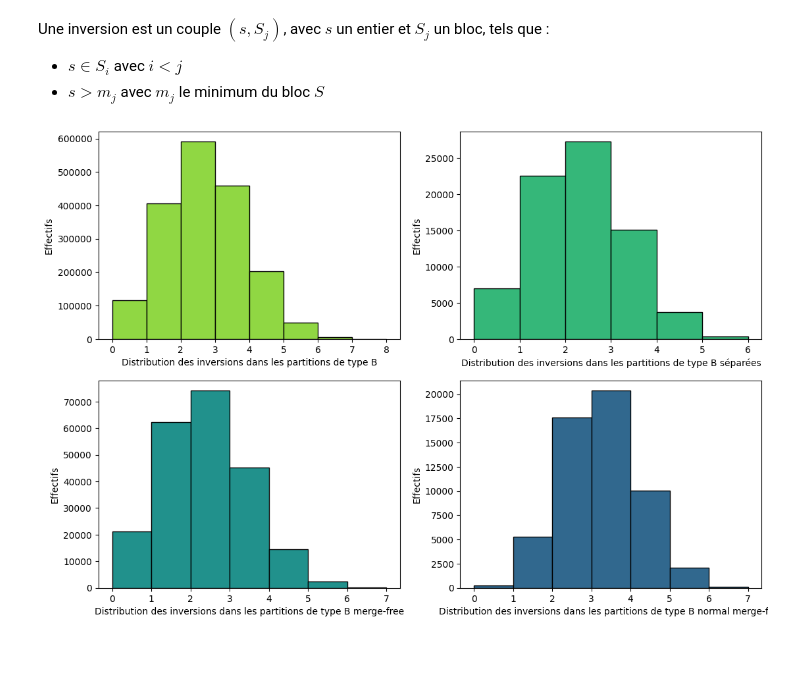
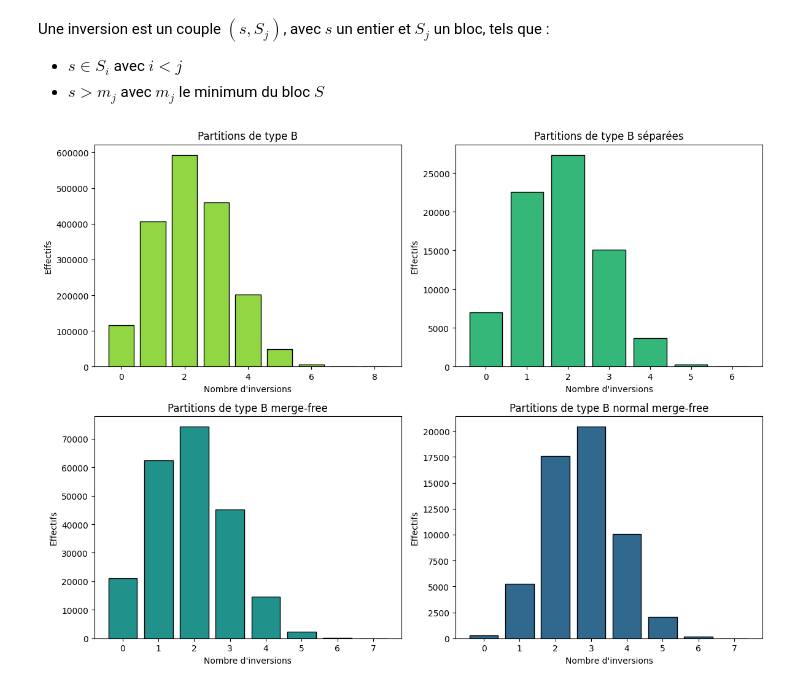
Before and after one commit to Romain-Gerard/algo, a Jupyter notebook: combinatoire_bases.ipynb, the cells around one changed output. Cells and saved outputs as stored; diff of their text form; code cells hidden in the pictures; blank space fills up the shorter version.

```diff
--- a/combinatoire_bases.ipynb
+++ b/combinatoire_bases.ipynb
@@ -1007,30 +1069,56 @@ parts_B_separated_inv_counts = [compte_inversions(part) for part in parts_B_sepa
 parts_B_merge_free_inv_counts = [compte_inversions(part) for part in parts_B_merge_free]
 # Compter les inversions dans chaque partition de type B normal merge-free
 parts_B_normal_merge_free_inv_counts = [compte_inversions(part) for part in parts_B_normal_merge_free]
+
+# Compter le nombre de blocs qui fusionnent dans les partitions de type B merge-free
+parts_B_merge_free_merge_counts = [count_merging_blocks(part) for part in parts_B_merge_free]
+# Compter le nombre de blocs qui fusionnent dans les partitions de type B normal merge-free
+parts_B_normal_merge_free_merge_counts = [count_merging_blocks(part) for part in parts_B_normal_merge_free]
 # %%
+def get_bar_data(inv_counts):
+    valeurs, effectifs = np.unique(inv_counts, return_counts=True)
+    return valeurs, effectifs
+
+# Inversions
+vals_B, cnts_B = get_bar_data(parts_B_inv_counts)
+vals_B_sep, cnts_B_sep = get_bar_data(parts_B_separated_inv_counts)
+vals_B_mf, cnts_B_mf = get_bar_data(parts_B_merge_free_inv_counts)
+vals_B_nmf, cnts_B_nmf = get_bar_data(parts_B_normal_merge_free_inv_counts)
+
+# Merging blocks
+vals_B_mf_merge, cnts_B_mf_merge = get_bar_data(parts_B_merge_free_merge_counts)
+vals_B_nmf_merge, cnts_B_nmf_merge = get_bar_data(parts_B_normal_merge_free_merge_counts)
+
+
 # Visualiser
-fig, axes = plt.subplots(2, 2, figsize=(13, 9))
+fig, axes = plt.subplots(2, 2, figsize=(12, 9))
 
-# Afficher la distribution des inversions dans les partitions de type B
-axes[0, 0].hist(parts_B_inv_counts, bins="auto", color="#90d743", edgecolor="black")
-axes[0, 0].set_xlabel("Distribution des inversions dans les partitions de type B")
+# Diagramme à bâtons pour partitions de type B
+axes[0, 0].bar(vals_B, cnts_B, color="#90d743", edgecolor="black")
+axes[0, 0].set_xlabel("Nombre d'inversions")
 axes[0, 0].set_ylabel("Effectifs")
+axes[0, 0].set_title("Partitions de type B")
 
-# Afficher la distribution des inversions dans les partitions de type B séparées
-axes[0, 1].hist(parts_B_separated_inv_counts, bins="auto", color="#35b779", edgecolor="black")
-axes[0, 1].set_xlabel("Distribution des inversions dans les partitions de type B séparées")
+# Diagramme à bâtons pour partitions de type B séparées
+axes[0, 1].bar(vals_B_sep, cnts_B_sep, color="#35b779", edgecolor="black")
+axes[0, 1].set_xlabel("Nombre d'inversions")
 axes[0, 1].set_ylabel("Effectifs")
+axes[0, 1].set_title("Partitions de type B séparées")
 
-# Afficher la distribution des inversions dans les partitions de type B merge-free
-axes[1, 0].hist(parts_B_merge_free_inv_counts, bins="auto", color="#21918c", edgecolor="black")
-axes[1, 0].set_xlabel("Distribution des inversions dans les partitions de type B merge-free")
+# Diagramme à bâtons pour partitions de type B merge-free
+axes[1, 0].bar(vals_B_mf, cnts_B_mf, color="#21918c", edgecolor="black")
+axes[1, 0].set_xlabel("Nombre d'inversions")
 axes[1, 0].set_ylabel("Effectifs")
+axes[1, 0].set_title("Partitions de type B merge-free")
 
-# Afficher la distribution des inversions dans les partitions de type B normal merge-free
-axes[1, 1].hist(parts_B_normal_merge_free_inv_counts, bins="auto", color="#31688e", edgecolor="black")
-axes[1, 1].set_xlabel("Distribution des inversions dans les partitions de type B normal merge-free")
+# Diagramme à bâtons pour partitions de type B normal merge-free
+axes[1, 1].bar(vals_B_nmf, cnts_B_nmf, color="#31688e", edgecolor="black")
+axes[1, 1].set_xlabel("Nombre d'inversions")
 axes[1, 1].set_ylabel("Effectifs")
+axes[1, 1].set_title("Partitions de type B normal merge-free")
 
+
+plt.tight_layout()
 plt.show()
 # %% [output]
-[figure, old version]
+[figure, new version]
```
Also changed, not shown: parts of 5 cells of this notebook.
